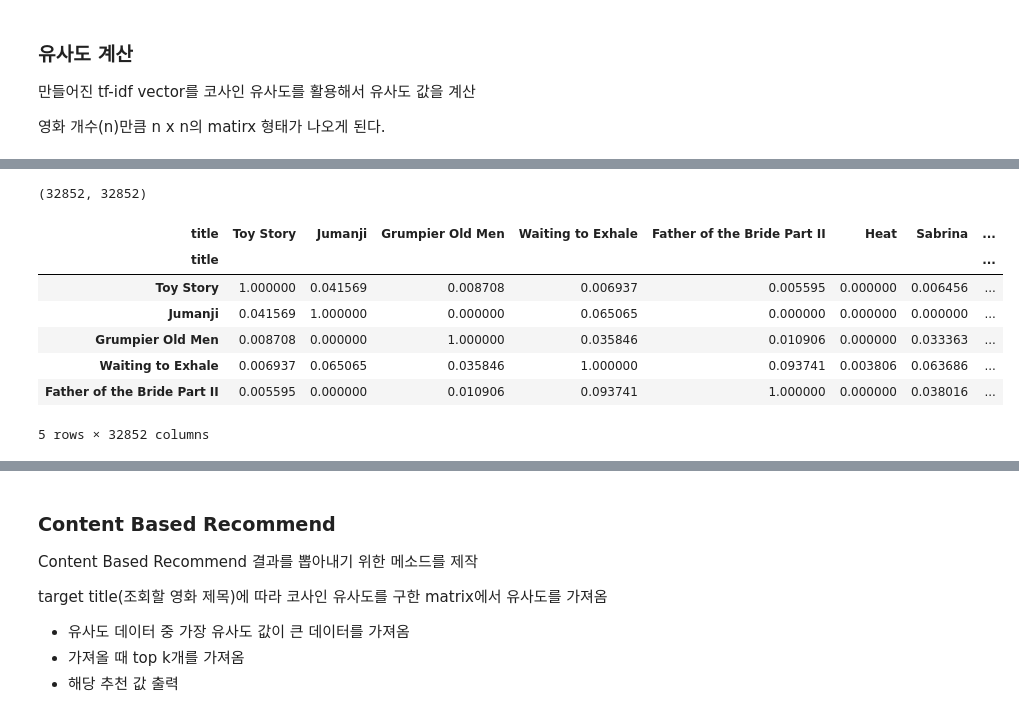
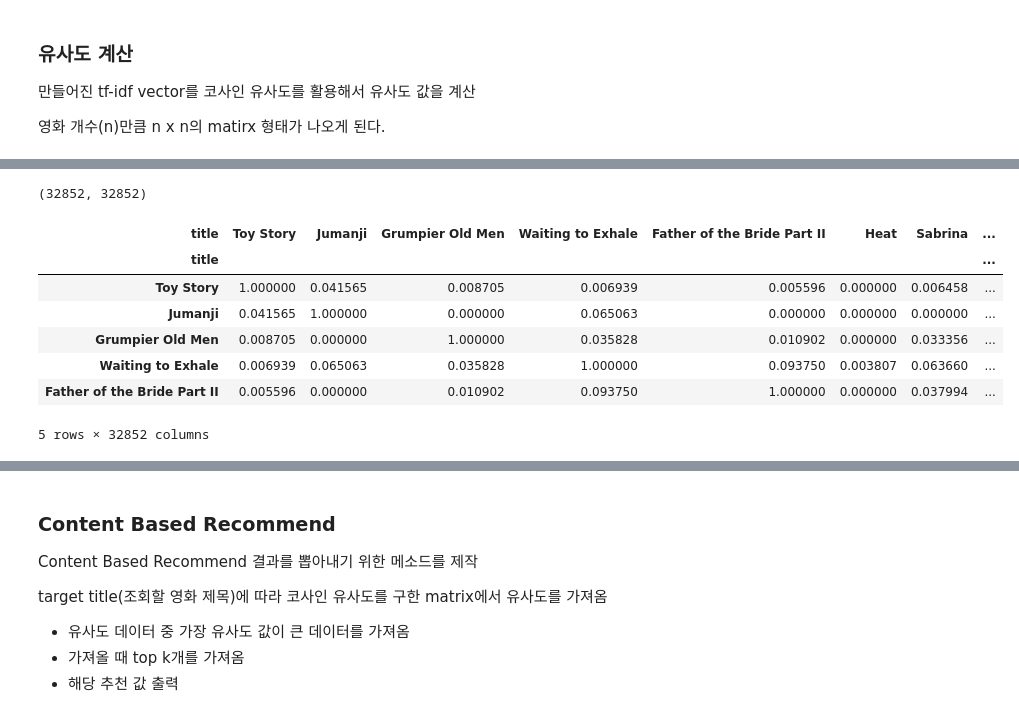
Before and after one commit to sanghyun0603/CoffeeBrew, a Jupyter notebook: server-recom/jupyter/movie/movie_cbf.ipynb, the cells around one changed output, grey strips where cells are left out. Drawn from its saved outputs; the diff is of its cells as text; code cells hidden in the pictures.

Commit message:
feat: Sample Data Processing - movie recom TF-IDF 2 #11

```diff
--- a/server-recom/jupyter/movie/movie_cbf.ipynb
+++ b/server-recom/jupyter/movie/movie_cbf.ipynb
@@ -172,3 +173,8 @@ tfidf_matrix.head()
 | Waiting to Exhale | 0.0 | 0.0 | 0.0 | 0.0 | 0.0 | 0.0 | 0.0 | 0.0 | 0.0 | 0.0 | 0.0 | ... |
 | Father of the Bride Part II | 0.0 | 0.0 | 0.0 | 0.0 | 0.0 | 0.0 | 0.0 | 0.0 | 0.0 | 0.0 | 0.0 | ... |
 5 rows × 11437 columns
+# %%
+print(tfidf_matrix.dtypes)
+
+tfidf_matrix = tfidf_matrix.astype(np.float16)
+print(tfidf_matrix.dtypes)
@@ -187,4 +211,10 @@ Wall time: 1min 39s
 # %%
-cosine_sim.shape
+print(cosine_sim.shape)
+print(cosine_sim.dtype)
+
+cosine_sim = cosine_sim.astype(np.float16)
+print(cosine_sim.dtype)
+
+cosine_sim
 # %% [output]
 (32852, 32852)
@@ -191,14 +231,14 @@ cosine_sim.shape
 # %%
-cosine_sim_df = pd.DataFrame(cosine_sim, index = movie_data.title, columns = movie_data.title)
+cosine_sim_df = pd.DataFrame(cosine_sim, index = movie_data.title, columns = movie_data.title, dtype=np.float16)
 print(cosine_sim_df.shape)
 cosine_sim_df.head()
 # %% [output]
 (32852, 32852)
 | title | Toy Story | Jumanji | Grumpier Old Men | Waiting to Exhale | Father of the Bride Part II | Heat | Sabrina | ... |
 | title |  |  |  |  |  |  |  | ... |
-| Toy Story | 1.000000 | 0.041569 | 0.008708 | 0.006937 | 0.005595 | 0.000000 | 0.006456 | ... |
-| Jumanji | 0.041569 | 1.000000 | 0.000000 | 0.065065 | 0.000000 | 0.000000 | 0.000000 | ... |
-| Grumpier Old Men | 0.008708 | 0.000000 | 1.000000 | 0.035846 | 0.010906 | 0.000000 | 0.033363 | ... |
-| Waiting to Exhale | 0.006937 | 0.065065 | 0.035846 | 1.000000 | 0.093741 | 0.003806 | 0.063686 | ... |
-| Father of the Bride Part II | 0.005595 | 0.000000 | 0.010906 | 0.093741 | 1.000000 | 0.000000 | 0.038016 | ... |
+| Toy Story | 1.000000 | 0.041565 | 0.008705 | 0.006939 | 0.005596 | 0.000000 | 0.006458 | ... |
+| Jumanji | 0.041565 | 1.000000 | 0.000000 | 0.065063 | 0.000000 | 0.000000 | 0.000000 | ... |
+| Grumpier Old Men | 0.008705 | 0.000000 | 1.000000 | 0.035828 | 0.010902 | 0.000000 | 0.033356 | ... |
+| Waiting to Exhale | 0.006939 | 0.065063 | 0.035828 | 1.000000 | 0.093750 | 0.003807 | 0.063660 | ... |
+| Father of the Bride Part II | 0.005596 | 0.000000 | 0.010902 | 0.093750 | 1.000000 | 0.000000 | 0.037994 | ... |
 5 rows × 32852 columns
```
Also changed, not shown: parts of 8 cells of this notebook.
